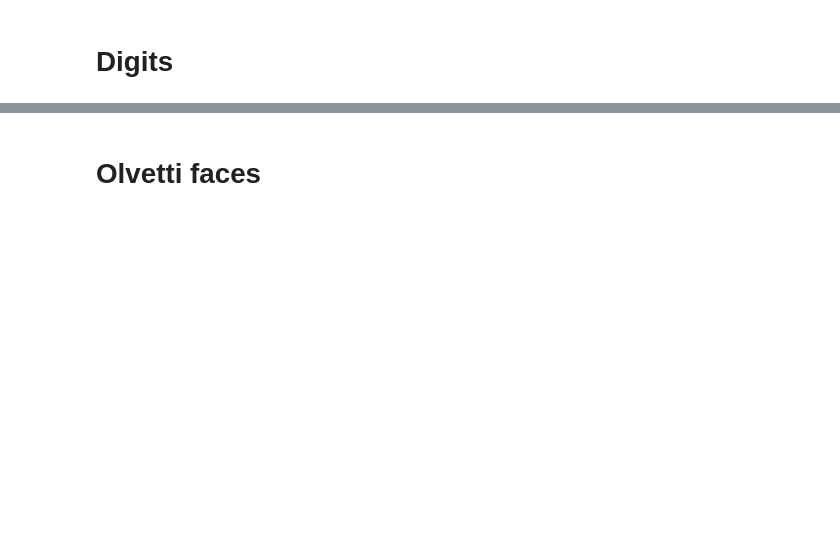
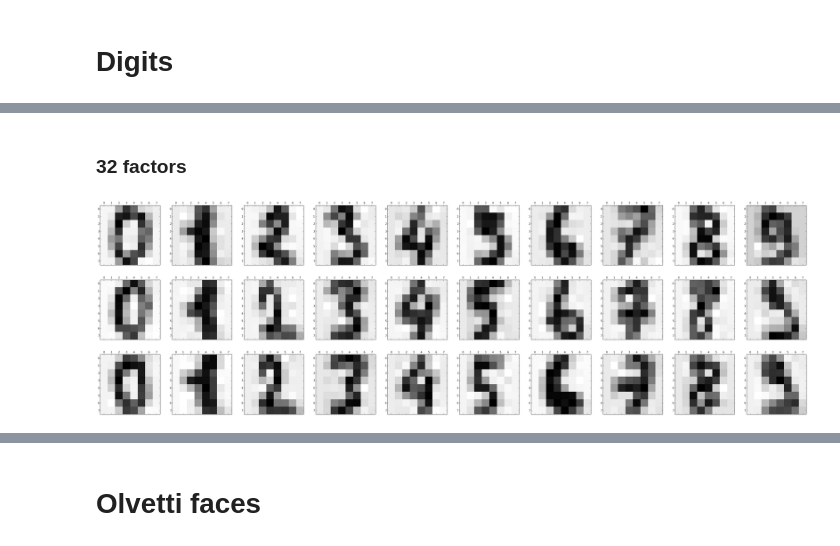
Before and after one commit to cangermueller/vbmfa, a Jupyter notebook: notebooks/140709_vbfa.ipynb, the cells around one changed output, grey strips where cells are left out. Cells and saved outputs as stored; diff of their text form; code cells hidden in the pictures; blank space fills up the shorter version.

```diff
--- a/notebooks/140709_vbfa.ipynb
+++ b/notebooks/140709_vbfa.ipynb
@@ -194,0 +128,9 @@ for i in range(N):
+# %% [markdown]
+### 32 factors
+# %%
+np.random.seed(0)
+fa = vbfa.VbFa(data_y, 32)
+fa.fit()
+plot_images(fa.x_to_y())
+# %% [output]
+[figure, added]
```
Also changed, not shown: parts of 36 cells of this notebook, 3 other files.
